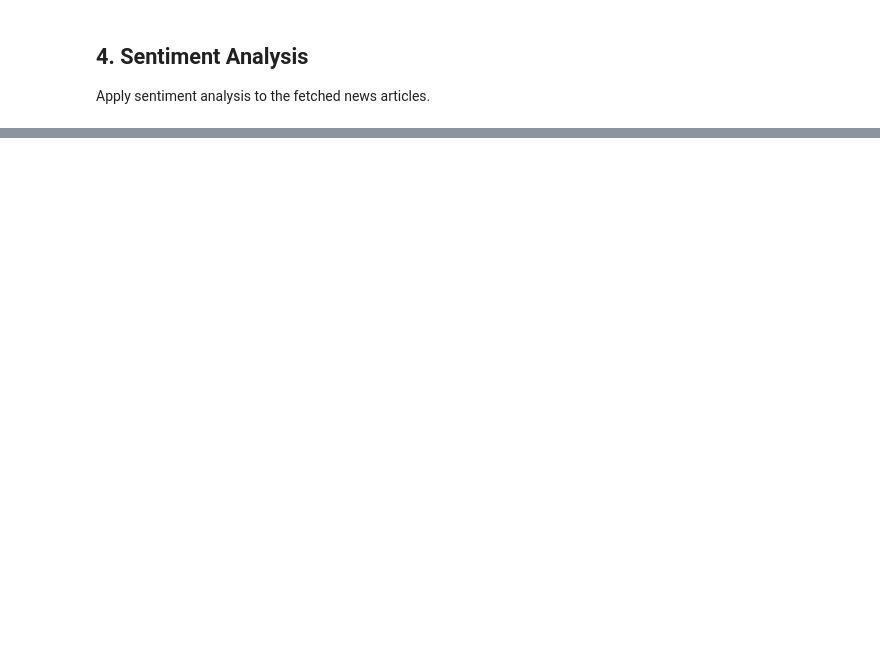
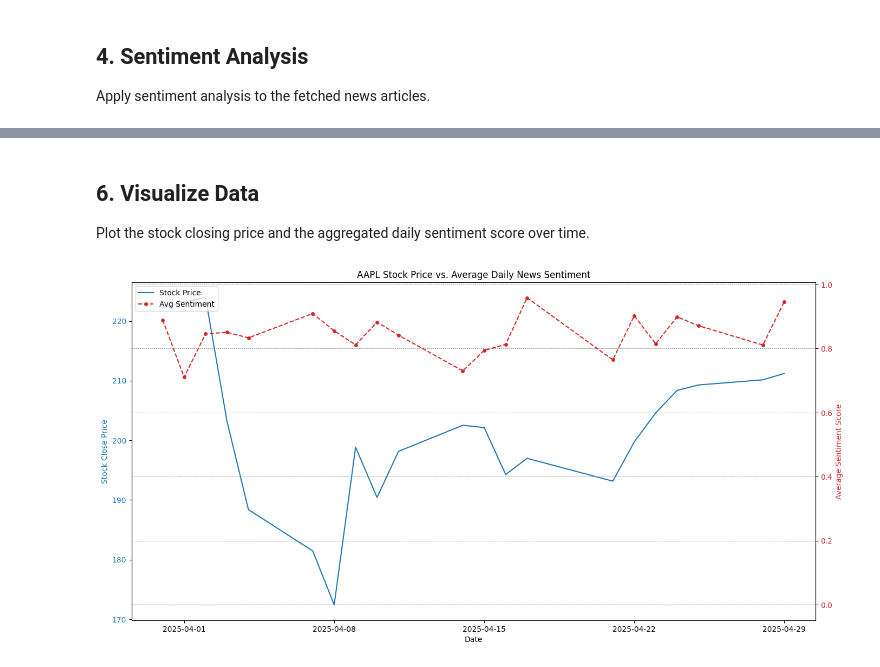
Before and after one commit to shawnisikli/stock_sentiment_analysisv1, a Jupyter notebook: notebooks/financial_sentiment_analysis.ipynb, the cells around one changed output, grey strips where cells are left out. Saved outputs shown, nothing was run; the diff lists cells and outputs as text; code cells hidden in the pictures; blank space fills up the shorter version.

```diff
--- a/notebooks/financial_sentiment_analysis.ipynb
+++ b/notebooks/financial_sentiment_analysis.ipynb
@@ -126,0 +196,45 @@ Skipping sentiment analysis as no news articles were successfully fetched or the
+# %% [markdown]
+## 6. Visualize Data
+
+Plot the stock closing price and the aggregated daily sentiment score over time.
+# %%
+import matplotlib.pyplot as plt
+import matplotlib.dates as mdates
+
+if merged_df is not None and not merged_df.empty:
+    fig, ax1 = plt.subplots(figsize=(14, 7))
+
+    # Plot Stock Price
+    color = 'tab:blue'
+    ax1.set_xlabel('Date')
+    ax1.set_ylabel('Stock Close Price', color=color)
+    ax1.plot(merged_df['Date'], merged_df['Close'], color=color, label='Stock Price')
+    ax1.tick_params(axis='y', labelcolor=color)
+
+    # Create a second y-axis for the sentiment score
+    ax2 = ax1.twinx()
+    color = 'tab:red'
+    ax2.set_ylabel('Average Sentiment Score', color=color)
+    # Plot Sentiment Score - use points or dashed line to differentiate
+    ax2.plot(merged_df['Date'], merged_df['avg_sentiment_score'], color=color, linestyle='--', marker='o', markersize=4, label='Avg Sentiment')
+    ax2.tick_params(axis='y', labelcolor=color)
+    # Add a horizontal line at sentiment score 0 for reference
+    ax2.axhline(0, color='grey', linestyle='--', linewidth=0.8)
+
+    # Formatting
+    fig.tight_layout() # Adjust layout to prevent overlap
+    plt.title(f'{TICKER} Stock Price vs. Average Daily News Sentiment')
+    ax1.xaxis.set_major_locator(mdates.WeekdayLocator(interval=1)) # Show weekly ticks
+    ax1.xaxis.set_major_formatter(mdates.DateFormatter('%Y-%m-%d'))
+    plt.xticks(rotation=45)
+    # Add legends
+    lines, labels = ax1.get_legend_handles_labels()
+    lines2, labels2 = ax2.get_legend_handles_labels()
+    ax2.legend(lines + lines2, labels + labels2, loc='upper left')
+
+    plt.grid(True, which='major', linestyle='--', linewidth='0.5', color='grey')
+    plt.show()
+else:
+    print("Merged data not available or empty. Cannot create visualization.")
+# %% [output]
+[figure, added]
```
Also changed, not shown: parts of 6 cells of this notebook, 3 other files.
